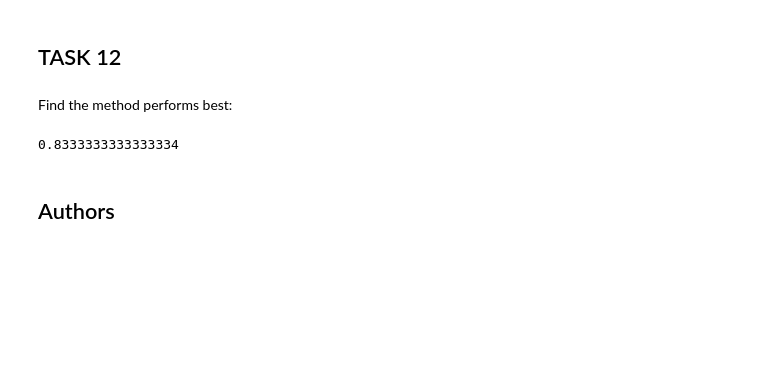
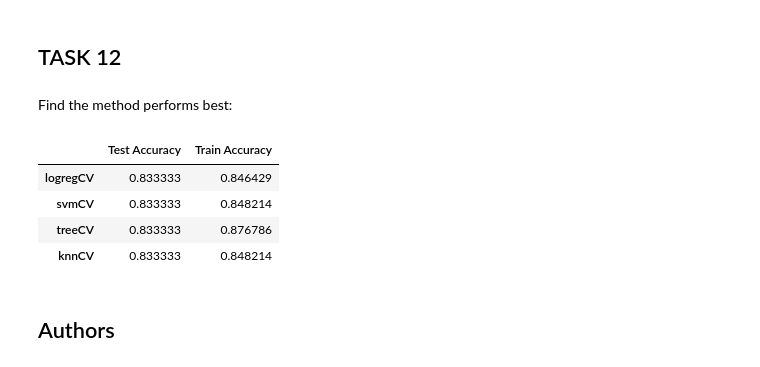
Before and after one commit to ToyinDsci/Applied-Data-Science-Capstone, a Jupyter notebook: SpaceX_Machine_Learning_Prediction.ipynb, the cells around one changed output. Drawn from its saved outputs; the diff is of its cells as text; code cells hidden in the pictures; blank space fills up the shorter version.

```diff
--- a/SpaceX_Machine_Learning_Prediction.ipynb
+++ b/SpaceX_Machine_Learning_Prediction.ipynb
@@ -212,6 +209,7 @@ accuracy : 0.8482142857142856
 # %% [markdown]
 Calculate the accuracy on the test data using the method <code>score</code>:
 # %%
-svm_score = svm_cv.score(X_test,Y_test)
-svm_score
+svm_accuracy = svm_cv.score(X_test,Y_test)
+svm_best_score = svm_cv.best_score_
+svm_accuracy, svm_best_score
 # %% [output]
@@ -257,6 +255,7 @@ accuracy : 0.8875000000000002
 # %% [markdown]
 Calculate the accuracy of tree_cv on the test data using the method <code>score</code>:
 # %%
-tree_score = tree_cv.score(X_test,Y_test)
-tree_score
+tree_accuracy = tree_cv.score(X_test,Y_test)
+tree_best_score = tree_cv.best_score_
+tree_accuracy, tree_best_score
 # %% [output]
@@ -296,6 +295,7 @@ accuracy : 0.8482142857142858
 # %% [markdown]
 Calculate the accuracy of knn_cv on the test data using the method <code>score</code>:
 # %%
-knn_score = knn_cv.score(X_test,Y_test)
-knn_score
+knn_accuracy = knn_cv.score(X_test,Y_test)
+knn_best_score= knn_cv.best_score_
+knn_accuracy,knn_best_score
 # %% [output]
@@ -312,12 +312,18 @@ plot_confusion_matrix(Y_test,yhat)
 # %% [markdown]
 Find the method performs best:
 # %%
-accuracy = {'Accuracy':[lr_score, svm_score, tree_score, knn_score]}
+accuracy = {'Test Accuracy': [lr_accuracy, svm_accuracy, tree_accuracy, knn_accuracy]}
+scores =  [lr_best_score, svm_best_score, tree_best_score, knn_best_score]
 models = pd.DataFrame(accuracy,index=['logregCV', 'svmCV', 'treeCV', 'knnCV'])
+models['Train Accuracy'] = scores
-# %%
-max(models['Accuracy'])
-# %% [output]
-0.8333333333333334
+# %%
+models
+# %% [output]
+|  | Test Accuracy | Train Accuracy |
+| logregCV | 0.833333 | 0.846429 |
+| svmCV | 0.833333 | 0.848214 |
+| treeCV | 0.833333 | 0.876786 |
+| knnCV | 0.833333 | 0.848214 |
 # %% [markdown]
 ## Authors
 # %% [markdown]
```
Also changed, not shown: parts of 12 cells of this notebook.
